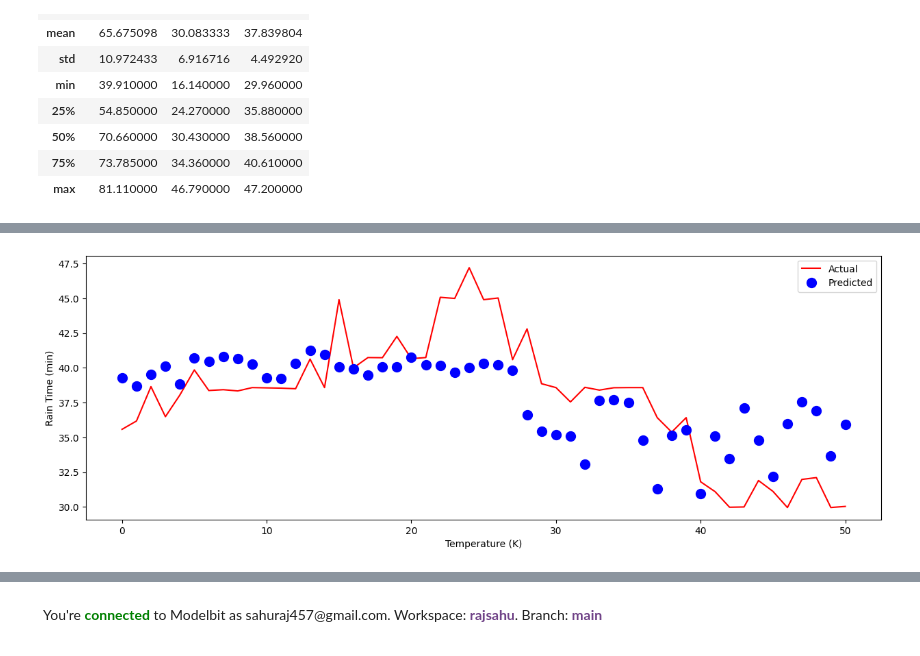
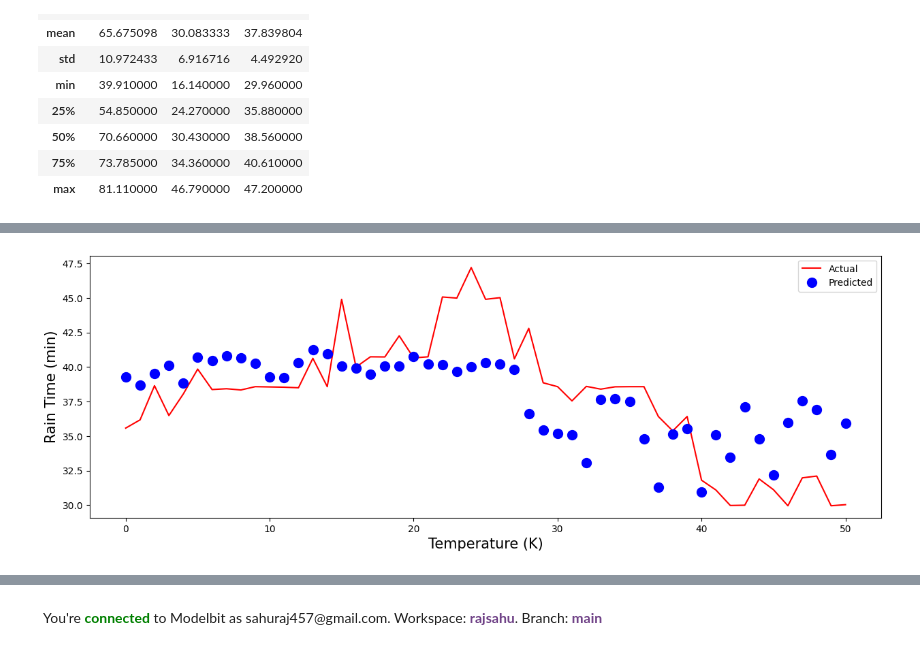
Before and after one commit to rajsahu2004/Radiometric-Method-Project, a Jupyter notebook: code.ipynb, the cells around one changed output, grey strips where cells are left out. Drawn from its saved outputs; the diff is of its cells as text; code cells hidden in the pictures.

```diff
--- a/code.ipynb
+++ b/code.ipynb
@@ -146,17 +148,17 @@ from sklearn.linear_model import LinearRegression
 # %%
 linearModel = LinearRegression()
 linearModel.fit(xTrain,yTrain)
 linearPrediction = linearModel.predict(xTrain)
 plt.figure(figsize=(15,5))
 plt.plot(yTrain,color='red',label='Actual')
 plt.plot(linearPrediction,'o',label='Predicted',color='blue',markersize=10)
-plt.xlabel('Temperature (K)')
-plt.ylabel('Rain Time (min)')
+plt.xlabel('Temperature (K)',fontsize=15)
+plt.ylabel('Rain Time (min)',fontsize=15)
 plt.legend()
 plt.savefig('plots/LinearRegression.png',dpi=450)
 plt.show()
 # %% [output]
-[figure, old version]
+[figure, new version]
 # %%
 from keras import Sequential
 from keras.layers import Dense
```
Also changed, not shown: parts of 6 cells of this notebook, 8 other files.
